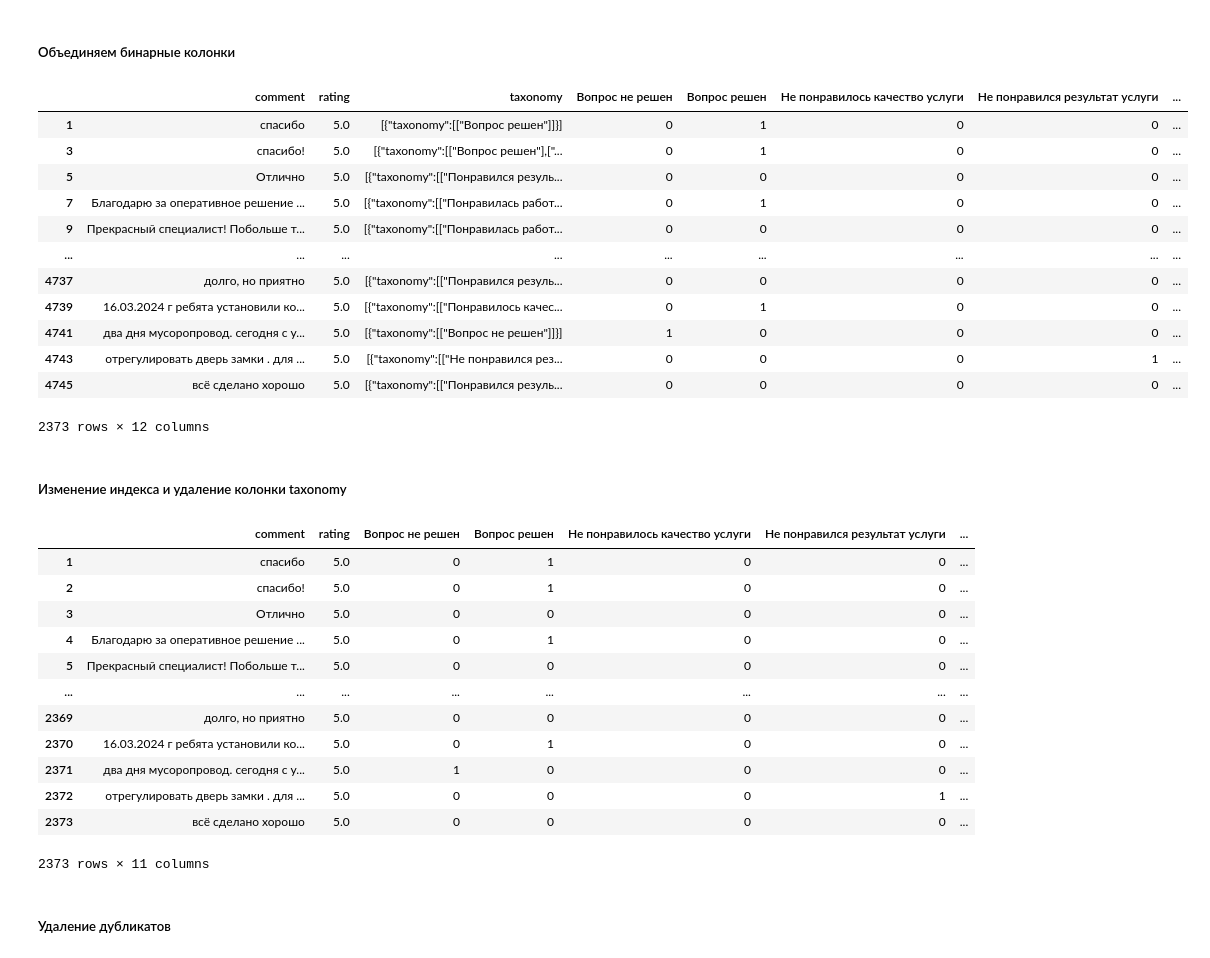
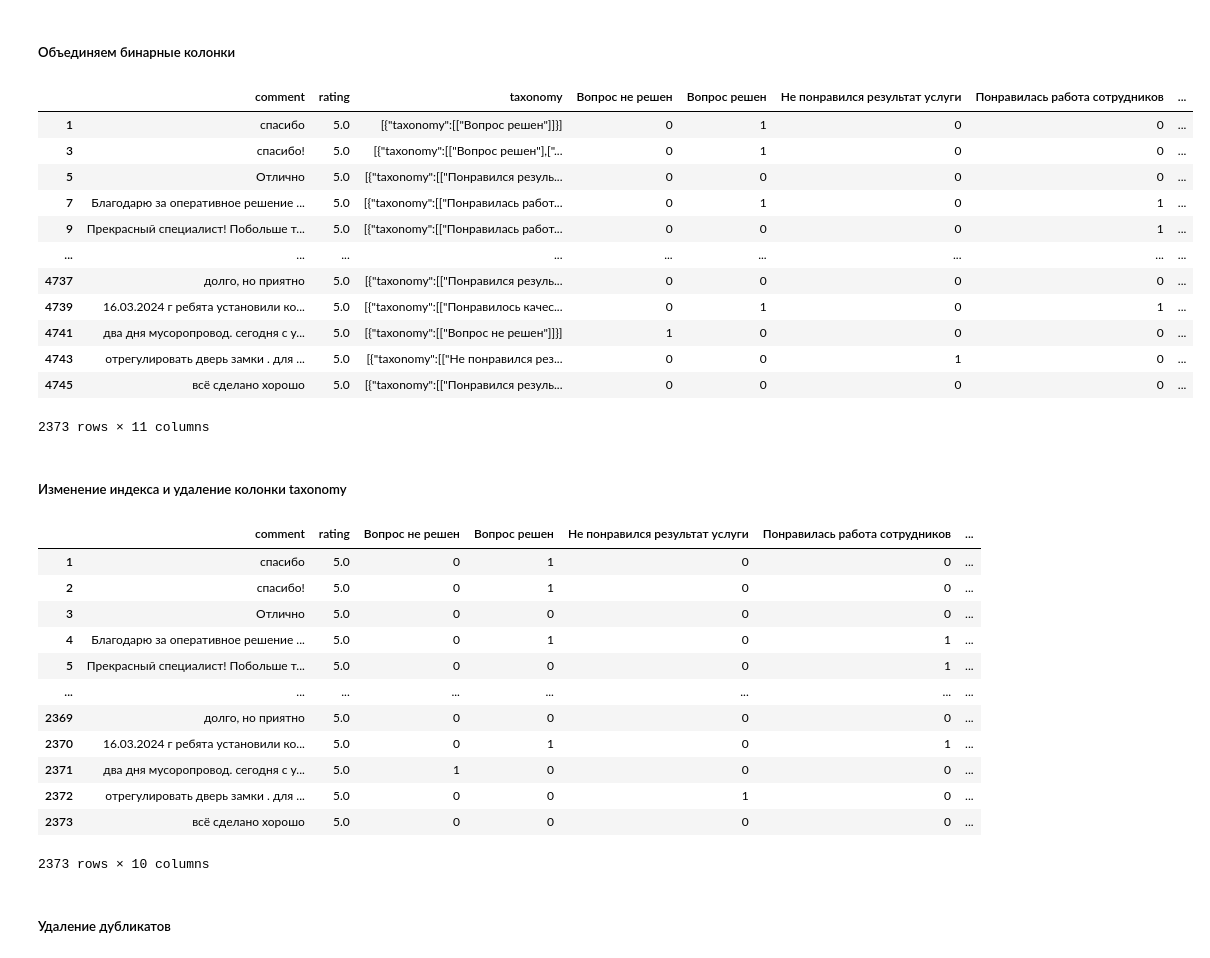
Before and after one commit to aanchik/intensiv-4, a Jupyter notebook: intensiv-4/anna/processing.ipynb, the cells around one changed output. Saved outputs shown, nothing was run; the diff lists cells and outputs as text; code cells hidden in the pictures.

```diff
--- a/intensiv-4/anna/processing.ipynb
+++ b/intensiv-4/anna/processing.ipynb
@@ -222,23 +222,24 @@ df = df.drop(columns='comment_clean', axis=1)
 # %%
 df['Не понравилось качество услуги'] = df[['Не понравилось качество услуги', 'Не понравилась работа сотрудников']].max(axis=1)
 df['Претензии и предложения'] = df[['Претензии и предложения', 'Не понравилась скорость работы']].max(axis=1)
-df = df.drop(columns=["Не понравилась работа сотрудников", "Не понравилась скорость работы"], axis=1)
+df['Не понравился результат услуги'] = df[['Не понравился результат услуги', 'Не понравилось качество услуги']].max(axis=1)
+df = df.drop(columns=["Не понравилась работа сотрудников", "Не понравилась скорость работы", "Не понравилось качество услуги"], axis=1)
 
 df
 # %% [output]
-|  | comment | rating | taxonomy | Вопрос не решен | Вопрос решен | Не понравилось качество услуги | Не понравился результат услуги | ... |
+|  | comment | rating | taxonomy | Вопрос не решен | Вопрос решен | Не понравился результат услуги | Понравилась работа сотрудников | ... |
 | 1 | спасибо | 5.0 | [{"taxonomy":[["Вопрос решен"]]}] | 0 | 1 | 0 | 0 | ... |
 | 3 | спасибо! | 5.0 | [{"taxonomy":[["Вопрос решен"],["... | 0 | 1 | 0 | 0 | ... |
 | 5 | Отлично | 5.0 | [{"taxonomy":[["Понравился резуль... | 0 | 0 | 0 | 0 | ... |
-| 7 | Благодарю за оперативное решение ... | 5.0 | [{"taxonomy":[["Понравилась работ... | 0 | 1 | 0 | 0 | ... |
-| 9 | Прекрасный специалист! Побольше т... | 5.0 | [{"taxonomy":[["Понравилась работ... | 0 | 0 | 0 | 0 | ... |
+| 7 | Благодарю за оперативное решение ... | 5.0 | [{"taxonomy":[["Понравилась работ... | 0 | 1 | 0 | 1 | ... |
+| 9 | Прекрасный специалист! Побольше т... | 5.0 | [{"taxonomy":[["Понравилась работ... | 0 | 0 | 0 | 1 | ... |
 | ... | ... | ... | ... | ... | ... | ... | ... | ... |
 | 4737 | долго, но приятно | 5.0 | [{"taxonomy":[["Понравился резуль... | 0 | 0 | 0 | 0 | ... |
-| 4739 | 16.03.2024 г ребята установили ко... | 5.0 | [{"taxonomy":[["Понравилось качес... | 0 | 1 | 0 | 0 | ... |
+| 4739 | 16.03.2024 г ребята установили ко... | 5.0 | [{"taxonomy":[["Понравилось качес... | 0 | 1 | 0 | 1 | ... |
 | 4741 | два дня мусоропровод. сегодня с у... | 5.0 | [{"taxonomy":[["Вопрос не решен"]]}] | 1 | 0 | 0 | 0 | ... |
-| 4743 | отрегулировать дверь замки . для ... | 5.0 | [{"taxonomy":[["Не понравился рез... | 0 | 0 | 0 | 1 | ... |
+| 4743 | отрегулировать дверь замки . для ... | 5.0 | [{"taxonomy":[["Не понравился рез... | 0 | 0 | 1 | 0 | ... |
 | 4745 | всё сделано хорошо | 5.0 | [{"taxonomy":[["Понравился резуль... | 0 | 0 | 0 | 0 | ... |
-2373 rows × 12 columns
+2373 rows × 11 columns
 # %% [markdown]
 ##### Изменение индекса и удаление колонки taxonomy
 # %%
@@ -248,19 +249,19 @@ df.index += 1
 df = df.drop('taxonomy', axis=1)
 df
 # %% [output]
-|  | comment | rating | Вопрос не решен | Вопрос решен | Не понравилось качество услуги | Не понравился результат услуги | ... |
+|  | comment | rating | Вопрос не решен | Вопрос решен | Не понравился результат услуги | Понравилась работа сотрудников | ... |
 | 1 | спасибо | 5.0 | 0 | 1 | 0 | 0 | ... |
 | 2 | спасибо! | 5.0 | 0 | 1 | 0 | 0 | ... |
 | 3 | Отлично | 5.0 | 0 | 0 | 0 | 0 | ... |
-| 4 | Благодарю за оперативное решение ... | 5.0 | 0 | 1 | 0 | 0 | ... |
-| 5 | Прекрасный специалист! Побольше т... | 5.0 | 0 | 0 | 0 | 0 | ... |
+| 4 | Благодарю за оперативное решение ... | 5.0 | 0 | 1 | 0 | 1 | ... |
+| 5 | Прекрасный специалист! Побольше т... | 5.0 | 0 | 0 | 0 | 1 | ... |
 | ... | ... | ... | ... | ... | ... | ... | ... |
 | 2369 | долго, но приятно | 5.0 | 0 | 0 | 0 | 0 | ... |
-| 2370 | 16.03.2024 г ребята установили ко... | 5.0 | 0 | 1 | 0 | 0 | ... |
+| 2370 | 16.03.2024 г ребята установили ко... | 5.0 | 0 | 1 | 0 | 1 | ... |
 | 2371 | два дня мусоропровод. сегодня с у... | 5.0 | 1 | 0 | 0 | 0 | ... |
-| 2372 | отрегулировать дверь замки . для ... | 5.0 | 0 | 0 | 0 | 1 | ... |
+| 2372 | отрегулировать дверь замки . для ... | 5.0 | 0 | 0 | 1 | 0 | ... |
 | 2373 | всё сделано хорошо | 5.0 | 0 | 0 | 0 | 0 | ... |
-2373 rows × 11 columns
+2373 rows × 10 columns
 # %% [markdown]
 ##### Удаление дубликатов
 # %%
```
Also changed, not shown: parts of 1 cell of this notebook, 10 other files.
